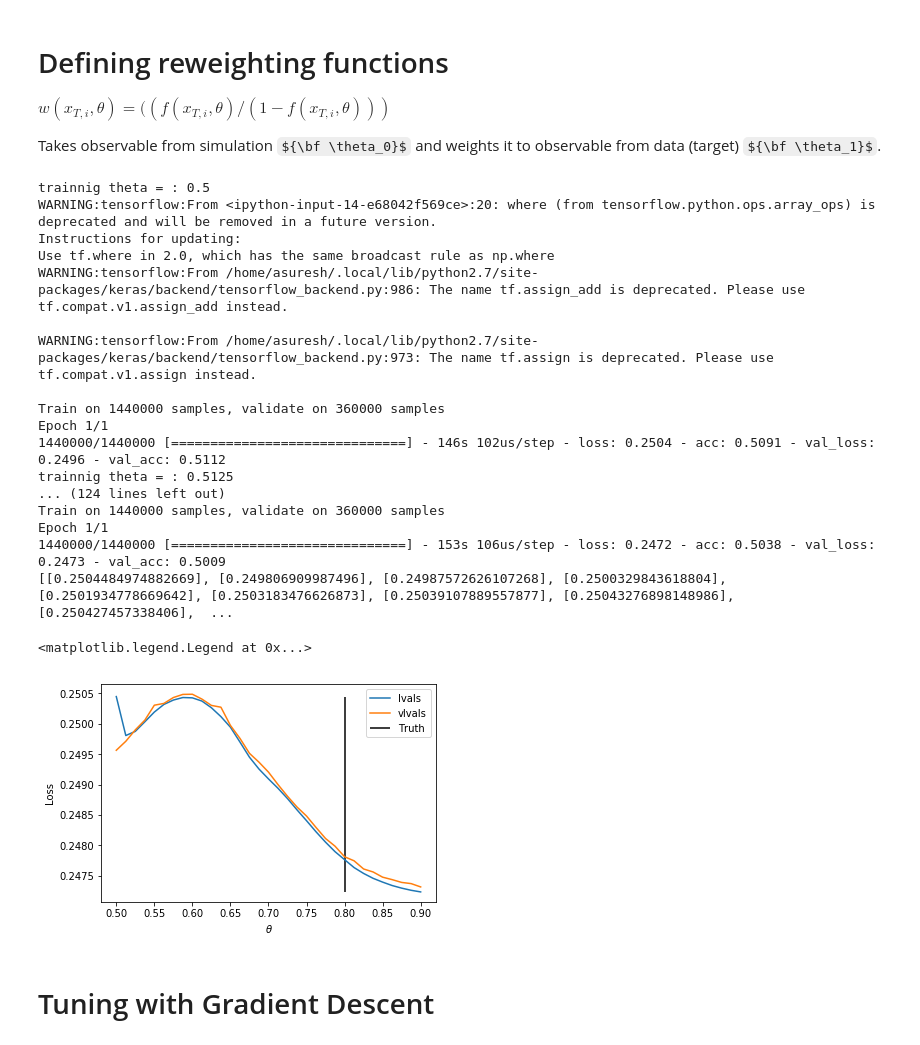
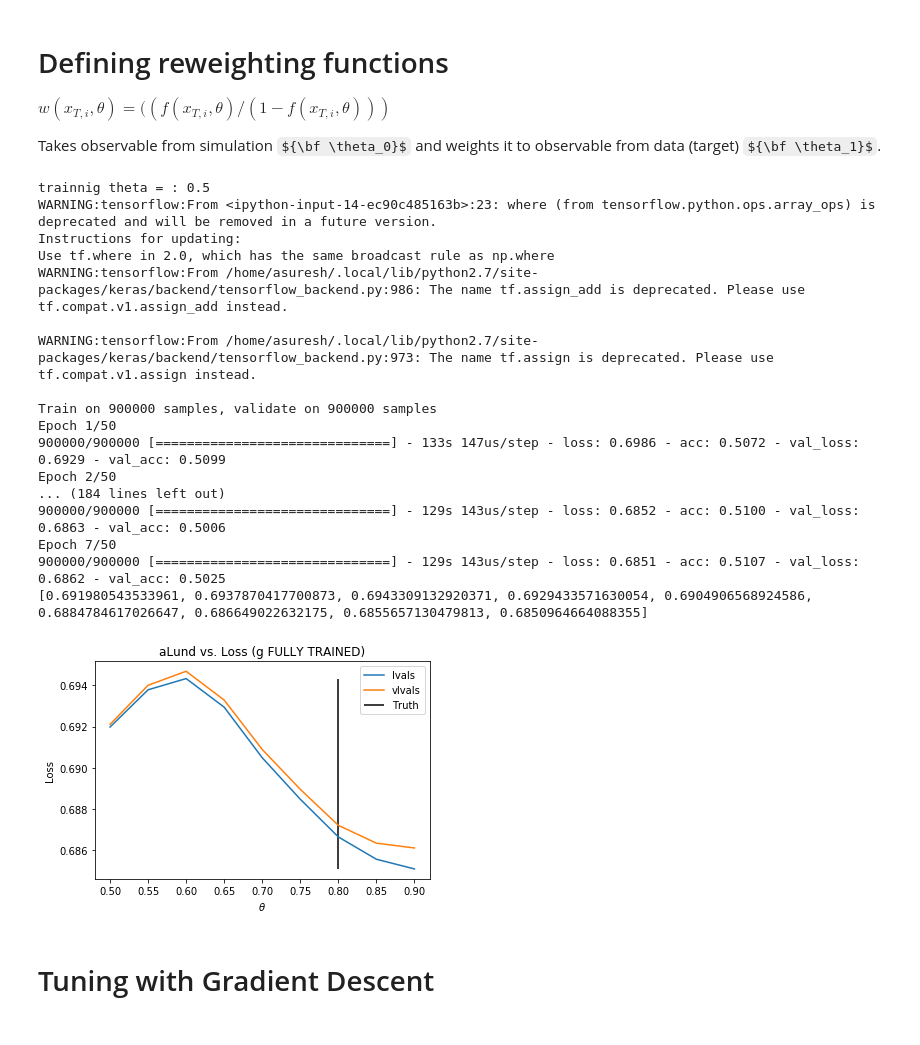
Before and after one commit to hep-lbdl/SRGN, a Jupyter notebook: HEP-notebooks/DCTR_1D_aLUND_ALTFIT.ipynb, the cells around one changed output. Cells and saved outputs as stored; diff of their text form; code cells hidden in the pictures; some formulas as TeX source.

Commit message:
Added (failed) aLund fit with fully trained g

```diff
--- a/HEP-notebooks/DCTR_1D_aLUND_ALTFIT.ipynb
+++ b/HEP-notebooks/DCTR_1D_aLUND_ALTFIT.ipynb
@@ -65,11 +65,11 @@ unknown_dataset = np.load(data_dir + 'test1D_aLund.npz')
 X_default = preprocess_data(default_dataset['jet'][:,:,:4])
 X_unknown = preprocess_data(unknown_dataset['jet'][:,:,:4])
 
-Y_default = np.zeros_like(X_unknown[:,0,0])
+Y_default = np.zeros_like(X_default[:,0,0])
 Y_unknown = np.ones_like(X_unknown[:,0,0])
 # %%
 X_fit = np.concatenate((X_default, X_unknown), axis = 0)
 
 Y_fit = np.concatenate((Y_default, Y_unknown), axis = 0)
 # %%
-X_train, X_test, Y_train, Y_test = data_split(X_fit, Y_fit, test=0.2, shuffle=True)
+X_train, X_test, Y_train, Y_test = data_split(X_fit, Y_fit, test=0.5, shuffle=True)
@@ -136,13 +130,16 @@ model = PFN(input_dim=4,
 myinputs = model.inputs[0]
 batch_size = 1000
 
+earlystopping = EarlyStopping(patience = 5,
+                              restore_best_weights=True)
+
 def my_loss_wrapper(inputs, val=0):
     x  = inputs #x.shape = (?,?,4)
     #Reshaping to correct format
     x = tf.gather(x, np.arange(batch_size))
     x = tf.gather(x, np.arange(51), axis = 1) # Axis corressponds to (max) number of particles in each event
 
-    theta_prime = [0.1365, val, 0.217]
+    theta_prime = [0.1365, val, 0.217] # [alphaS, aLund, probStuUD]
 
     # zip theta_prime to each input particle (but not to the padded rows)
     concat_input_and_params = tf.where(K.abs(x[...,0])>0, #checks if pT != 0, which means we have a particle
@@ -160,64 +157,71 @@ def my_loss_wrapper(inputs, val=0):
 
     def my_loss(y_true,y_pred):
         # Mean-Squared Loss:
-        t_loss = (y_true)*(y_true - y_pred)**2 +(w)*(1-y_true)*(y_true - y_pred)**2
+        #t_loss = (y_true)*(y_true - y_pred)**2 +(w)*(1-y_true)*(y_true - y_pred)**2
 
         # Categorical Cross-Entropy Loss
-        '''
+
         #Clip the prediction value to prevent NaN's and Inf's
 
         epsilon = K.epsilon()
         y_pred = K.clip(y_pred, epsilon, 1. - epsilon)
 
         t_loss = -((y_true)*K.log(y_pred) +w*(1-y_true)*K.log(1-y_pred))
-        '''
+
         return K.mean(t_loss)
     return my_loss
 # %%
-
-thetas = np.linspace(0.50, 0.90, 33) #iterating across possible alphaS values
+thetas = np.linspace(0.50, 0.90, 9)  #iterating across possible aLund values
+lvals = []
 vlvals = []
-lvals = []
-
 
 for theta in thetas:
     print("trainnig theta = :", theta)
-    model.model.compile(optimizer='adam', loss=my_loss_wrapper(myinputs,theta),metrics=['accuracy'])
-    history = model.fit(X_train, Y_train, epochs=1, batch_size=batch_size,validation_data=(X_test, Y_test),verbose=1)
-    vlvals+=[history.history['val_loss']]
-    lvals+=[history.history['loss']]
+    model.model.compile(optimizer='adam',
+                        loss=my_loss_wrapper(myinputs, theta),
+                        metrics=['accuracy'])
+    history = model.fit(X_train,
+                        Y_train,
+                        epochs=50,
+                        batch_size=batch_size,
+                        validation_data=(X_test, Y_test),
+                        verbose=1,
+                        callbacks=[earlystopping])
+    lvals += [np.min(history.history['loss'])]
+    vlvals += [np.min(history.history['val_loss'])]
     print
     pass
 print(lvals)
 # %% [output]
 trainnig theta = : 0.5
-WARNING:tensorflow:From <ipython-input-14-e68042f569ce>:20: where (from tensorflow.python.ops.array_ops) is deprecated and will be removed in a future version.
+WARNING:tensorflow:From <ipython-input-14-ec90c485163b>:23: where (from tensorflow.python.ops.array_ops) is deprecated and will be removed in a future version.
 Instructions for updating:
 Use tf.where in 2.0, which has the same broadcast rule as np.where
 WARNING:tensorflow:From /home/asuresh/.local/lib/python2.7/site-packages/keras/backend/tensorflow_backend.py:986: The name tf.assign_add is deprecated. Please use tf.compat.v1.assign_add instead.
 
 WARNING:tensorflow:From /home/asuresh/.local/lib/python2.7/site-packages/keras/backend/tensorflow_backend.py:973: The name tf.assign is deprecated. Please use tf.compat.v1.assign instead.
 
-Train on 1440000 samples, validate on 360000 samples
-Epoch 1/1
-1440000/1440000 [==============================] - 146s 102us/step - loss: 0.2504 - acc: 0.5091 - val_loss: 0.2496 - val_acc: 0.5112
-trainnig theta = : 0.5125
-... (124 lines left out)
-Train on 1440000 samples, validate on 360000 samples
-Epoch 1/1
-1440000/1440000 [==============================] - 153s 106us/step - loss: 0.2472 - acc: 0.5038 - val_loss: 0.2473 - val_acc: 0.5009
-[[0.2504484974882669], [0.249806909987496], [0.24987572626107268], [0.2500329843618804], [0.2501934778669642], [0.2503183476626873], [0.25039107889557877], [0.25043276898148986], [0.250427457338406],  ...
+Train on 900000 samples, validate on 900000 samples
+Epoch 1/50
+900000/900000 [==============================] - 133s 147us/step - loss: 0.6986 - acc: 0.5072 - val_loss: 0.6929 - val_acc: 0.5099
+Epoch 2/50
+... (184 lines left out)
+900000/900000 [==============================] - 129s 143us/step - loss: 0.6852 - acc: 0.5100 - val_loss: 0.6863 - val_acc: 0.5006
+Epoch 7/50
+900000/900000 [==============================] - 129s 143us/step - loss: 0.6851 - acc: 0.5107 - val_loss: 0.6862 - val_acc: 0.5025
+[0.691980543533961, 0.6937870417700873, 0.6943309132920371, 0.6929433571630054, 0.6904906568924586, 0.6884784617026647, 0.686649022632175, 0.6855657130479813, 0.6850964664088355]
 # %%
 plt.plot(thetas,lvals, label = 'lvals')
 plt.plot(thetas,vlvals, label = 'vlvals')
 plt.vlines(0.80, ymin = np.min(lvals), ymax = np.max(lvals), label = 'Truth')
 plt.xlabel(r'$\theta$')
 plt.ylabel('Loss')
 plt.legend()
-#plt.savefig("aLund vs. Loss.png")
+plt.title("aLund vs. Loss (g FULLY TRAINED)")
+plt.savefig("aLund vs. Loss (g FULLY TRAINED).png")
+plt.show()
 # %% [output]
-<matplotlib.legend.Legend at 0x...>
-[figure, old version]
+[figure, new version]
 # %% [markdown]
 # Tuning with Gradient Descent
 # %%
```
Also changed, not shown: parts of 3 cells of this notebook.
